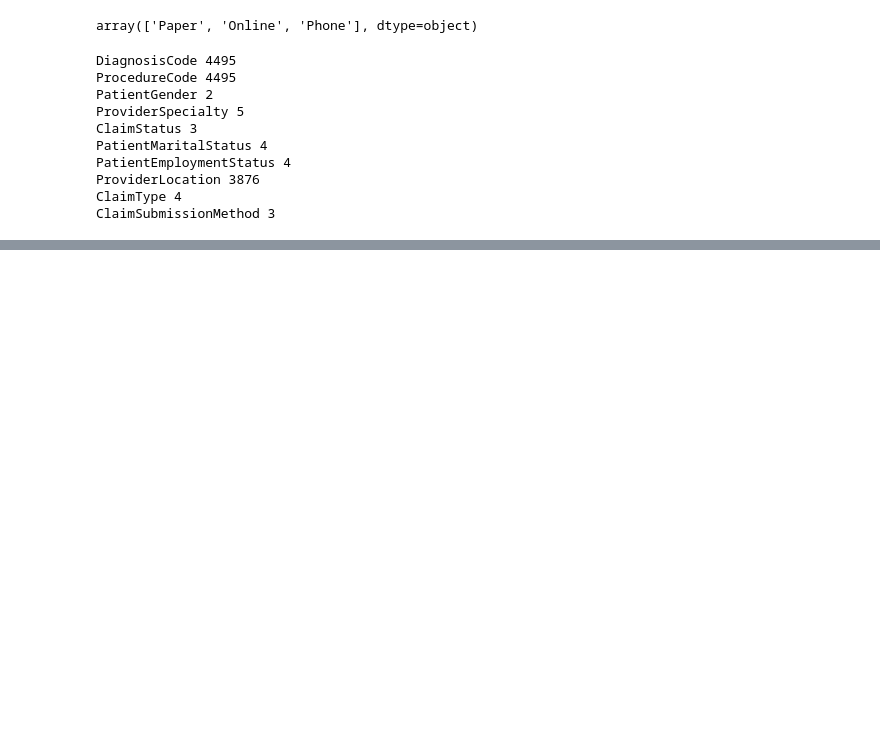
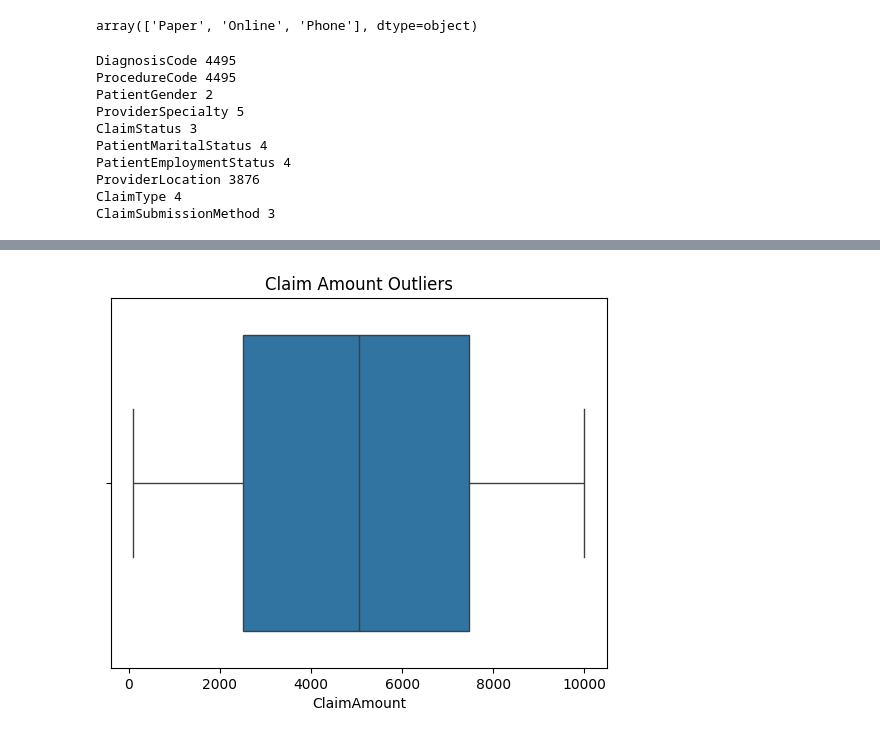
Before and after one commit to Bibek-Repository/US-Healthcare-Claims-Data-Analysis, a Jupyter notebook: EDA.ipynb, the cells around one changed output, grey strips where cells are left out. Saved outputs shown, nothing was run; the diff lists cells and outputs as text; code cells hidden in the pictures; blank space fills up the shorter version.

```diff
--- a/EDA.ipynb
+++ b/EDA.ipynb
@@ -173,0 +190,7 @@ ClaimSubmissionMethod 3
+# %%
+# Boxplot
+sns.boxplot(x=df['ClaimAmount'])
+plt.title('Claim Amount Outliers')
+plt.show()
+# %% [output]
+[figure, added]
```
Also changed, not shown: parts of 29 cells of this notebook, 3 other files.
